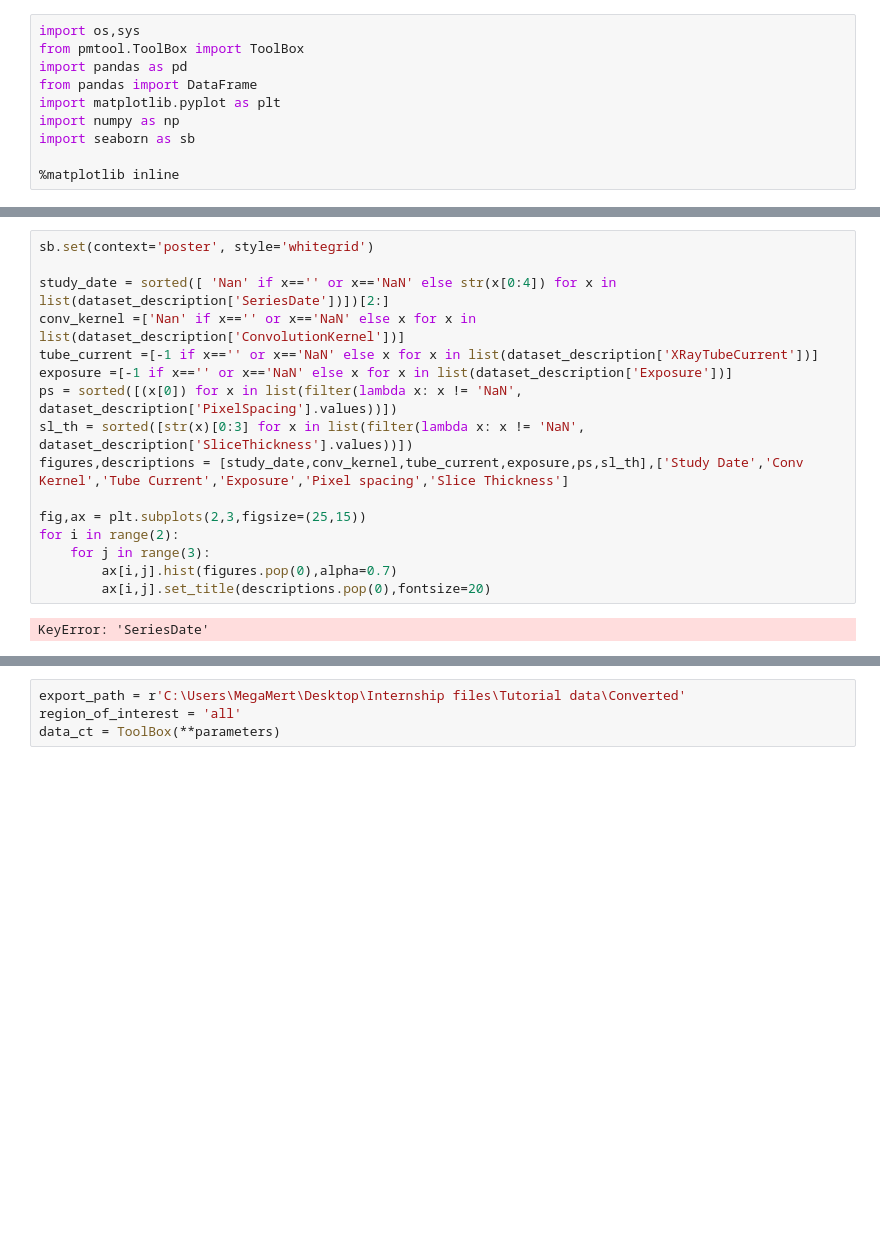
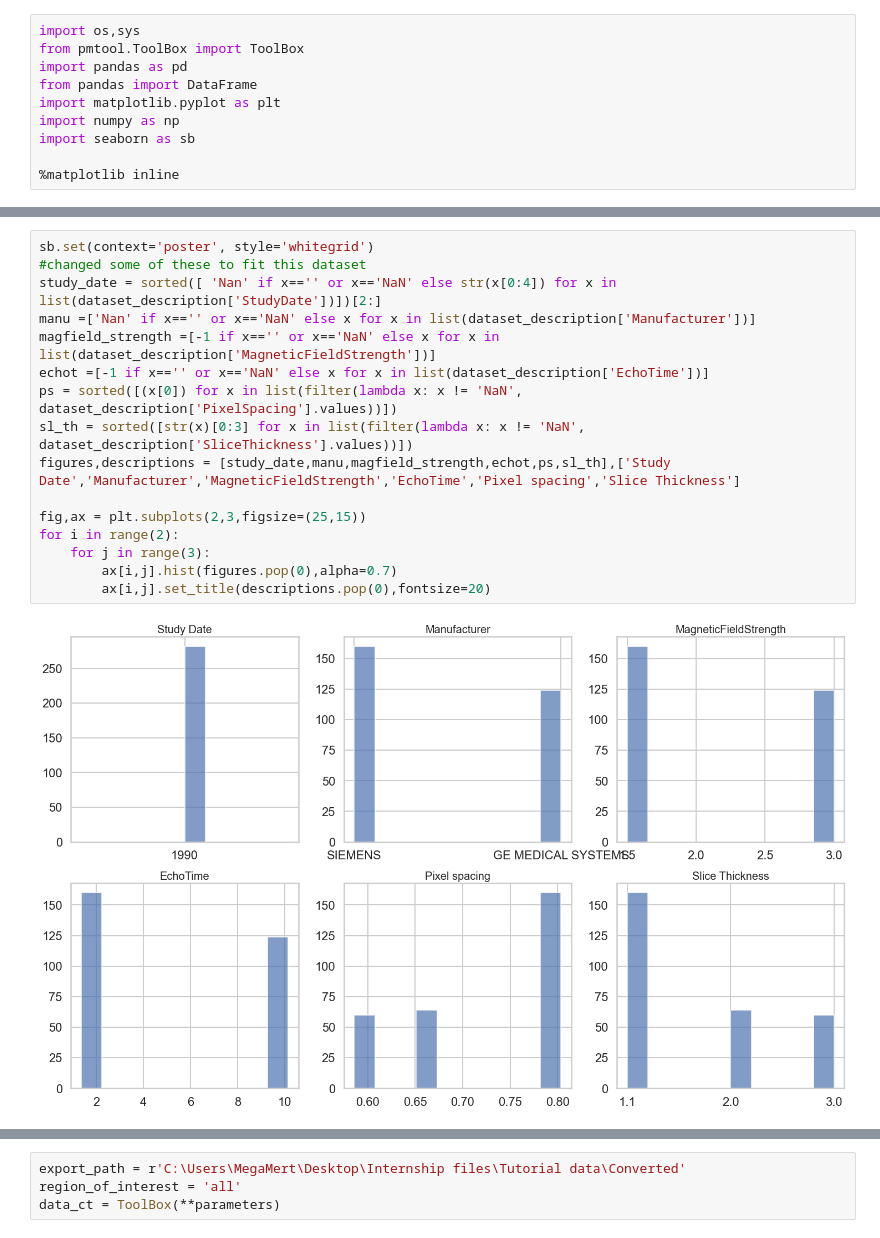
Before and after one commit to MegaMert/precision-medicine-toolbox, a Jupyter notebook: Toolbox run on random DUKE mri data.ipynb, the cells around one changed output, grey strips where cells are left out. Cells and saved outputs as stored; diff of their text form; blank space fills up the shorter version.

```diff
--- a/Toolbox run on random DUKE mri data.ipynb
+++ b/Toolbox run on random DUKE mri data.ipynb
@@ -33,19 +54,19 @@ dataset_description.head(10)
 # %%
 sb.set(context='poster', style='whitegrid')
-
-study_date = sorted([ 'Nan' if x=='' or x=='NaN' else str(x[0:4]) for x in list(dataset_description['SeriesDate'])])[2:]
-conv_kernel =['Nan' if x=='' or x=='NaN' else x for x in list(dataset_description['ConvolutionKernel'])]
-tube_current =[-1 if x=='' or x=='NaN' else x for x in list(dataset_description['XRayTubeCurrent'])]
-exposure =[-1 if x=='' or x=='NaN' else x for x in list(dataset_description['Exposure'])]
+#changed some of these to fit this dataset
+study_date = sorted([ 'Nan' if x=='' or x=='NaN' else str(x[0:4]) for x in list(dataset_description['StudyDate'])])[2:]
+manu =['Nan' if x=='' or x=='NaN' else x for x in list(dataset_description['Manufacturer'])]
+magfield_strength =[-1 if x=='' or x=='NaN' else x for x in list(dataset_description['MagneticFieldStrength'])]
+echot =[-1 if x=='' or x=='NaN' else x for x in list(dataset_description['EchoTime'])]
 ps = sorted([(x[0]) for x in list(filter(lambda x: x != 'NaN', dataset_description['PixelSpacing'].values))])
 sl_th = sorted([str(x)[0:3] for x in list(filter(lambda x: x != 'NaN', dataset_description['SliceThickness'].values))])
-figures,descriptions = [study_date,conv_kernel,tube_current,exposure,ps,sl_th],['Study Date','Conv Kernel','Tube Current','Exposure','Pixel spacing','Slice Thickness']
+figures,descriptions = [study_date,manu,magfield_strength,echot,ps,sl_th],['Study Date','Manufacturer','MagneticFieldStrength','EchoTime','Pixel spacing','Slice Thickness']
 
 fig,ax = plt.subplots(2,3,figsize=(25,15))
 for i in range(2):
     for j in range(3):
         ax[i,j].hist(figures.pop(0),alpha=0.7)
         ax[i,j].set_title(descriptions.pop(0),fontsize=20)
 # %% [output]
-KeyError: 'SeriesDate'
+[figure, added]
 # %%
```
Also changed, not shown: parts of 8 cells of this notebook, 3 other files.
